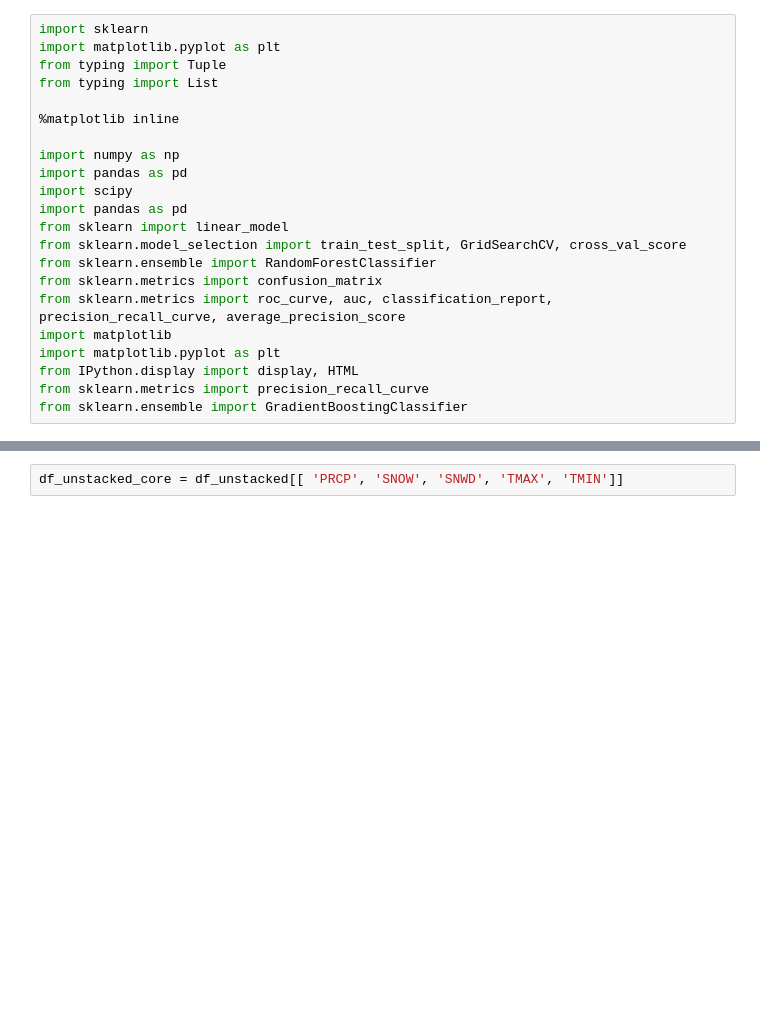
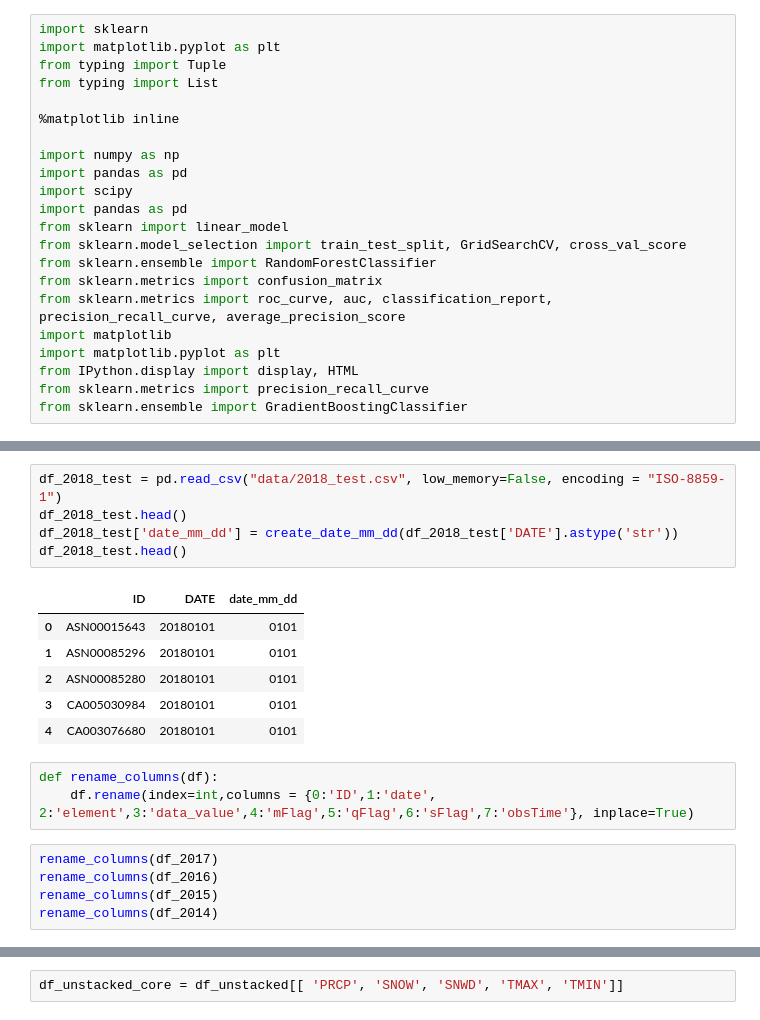
Before and after one commit to neha01mittal/dma-weather-pred, a Jupyter notebook: Lab5_working.ipynb, the cells around one changed output, grey strips where cells are left out. Cells and saved outputs as stored; diff of their text form; blank space fills up the shorter version.

```diff
--- a/Lab5_working.ipynb
+++ b/Lab5_working.ipynb
@@ -150,0 +55,20 @@ print(df_2017.shape)
+# %%
+df_2018_test = pd.read_csv("data/2018_test.csv", low_memory=False, encoding = "ISO-8859-1")
+df_2018_test.head()
+df_2018_test['date_mm_dd'] = create_date_mm_dd(df_2018_test['DATE'].astype('str'))
+df_2018_test.head()
+# %% [output]
+|  | ID | DATE | date_mm_dd |
+| 0 | ASN00015643 | 20180101 | 0101 |
+| 1 | ASN00085296 | 20180101 | 0101 |
+| 2 | ASN00085280 | 20180101 | 0101 |
+| 3 | CA005030984 | 20180101 | 0101 |
+| 4 | CA003076680 | 20180101 | 0101 |
+# %%
+def rename_columns(df):
+    df.rename(index=int,columns = {0:'ID',1:'date', 2:'element',3:'data_value',4:'mFlag',5:'qFlag',6:'sFlag',7:'obsTime'}, inplace=True)
+# %%
+rename_columns(df_2017)
+rename_columns(df_2016)
+rename_columns(df_2015)
+rename_columns(df_2014)
```
Also changed, not shown: parts of 42 cells of this notebook, 1 other file.
